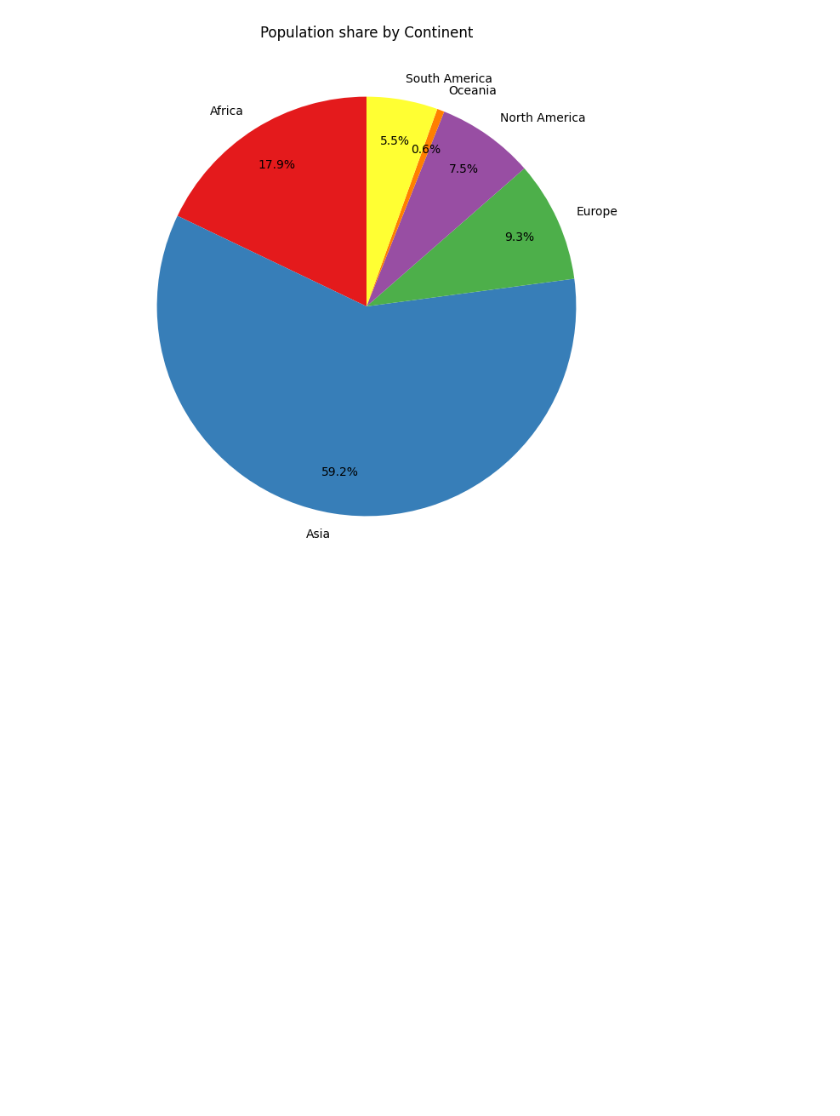
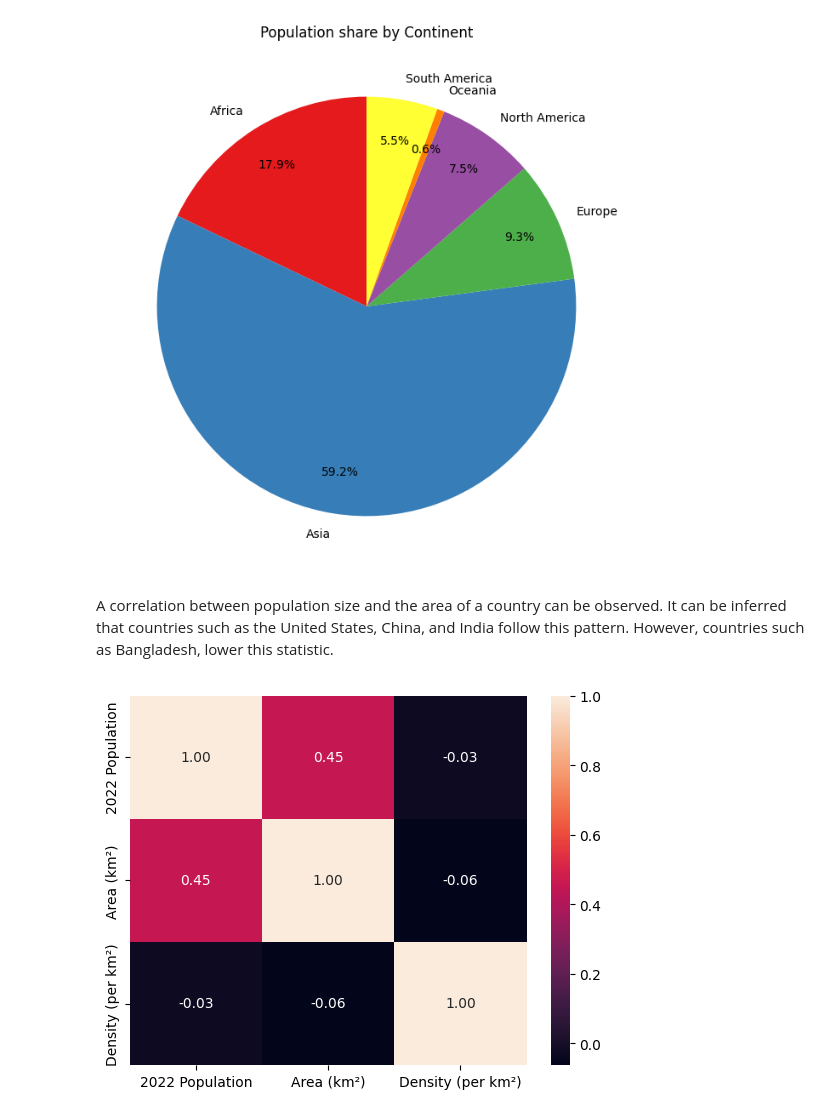
Before and after one commit to JanKotynia/Python_World_Population_Analysis, a Jupyter notebook: WorldPopulationAnalytics.ipynb, the cells around one changed output. Cells and saved outputs as stored; diff of their text form; code cells hidden in the pictures; blank space fills up the shorter version.

Commit message:
growth rate and correlation

```diff
--- a/WorldPopulationAnalytics.ipynb
+++ b/WorldPopulationAnalytics.ipynb
@@ -209,3 +209,17 @@ plt.title("Population share by Continent")
 plt.show()
 # %% [output]
 [figure]
+# %% [markdown]
+A correlation between population size and the area of a country can be observed. It can be inferred that countries such as the United States, China, and India follow this pattern. However, countries such as Bangladesh, lower this statistic.
+# %%
+corr = df[['2022 Population', 'Area (km²)',	'Density (per km²)']].corr()
+
+sns.heatmap(
+    corr,
+    annot=True,
+    fmt=".2f",
+)
+
+plt.show()
+# %% [output]
+[figure, added]
```
Also changed, not shown: parts of 5 cells of this notebook.
